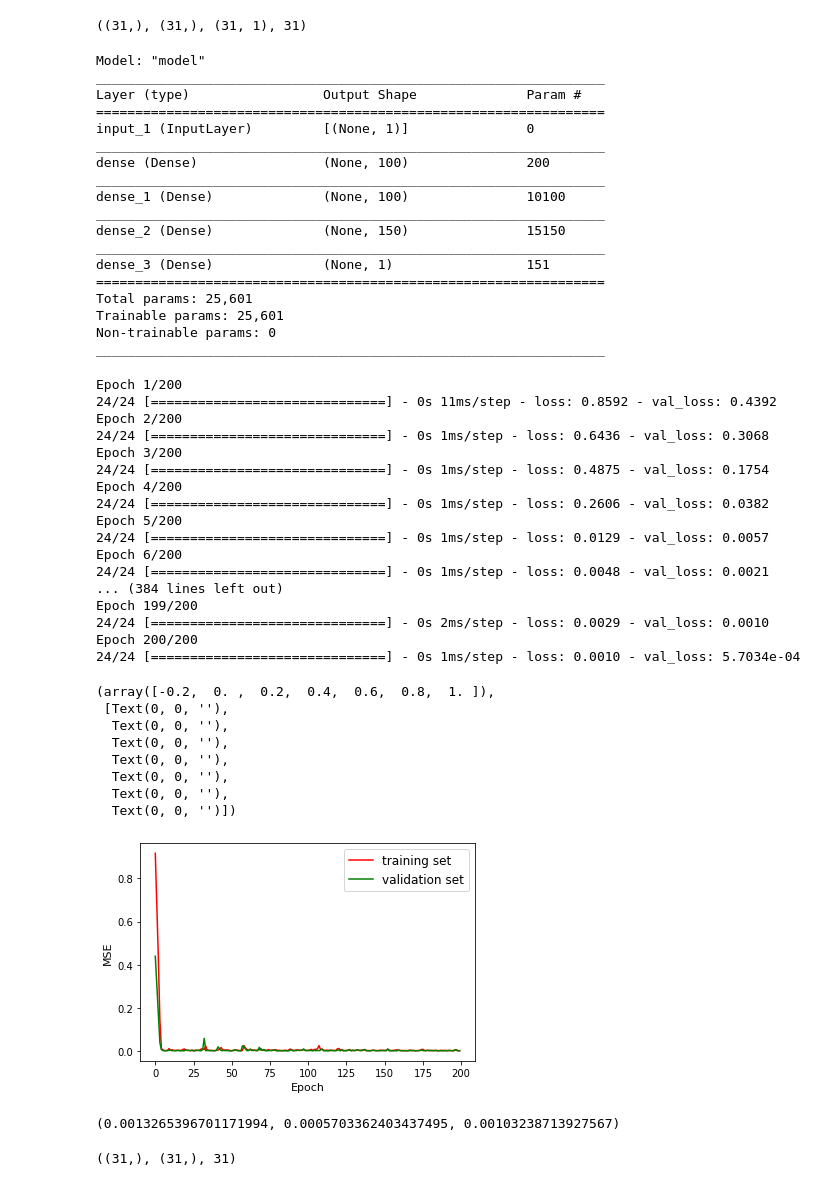
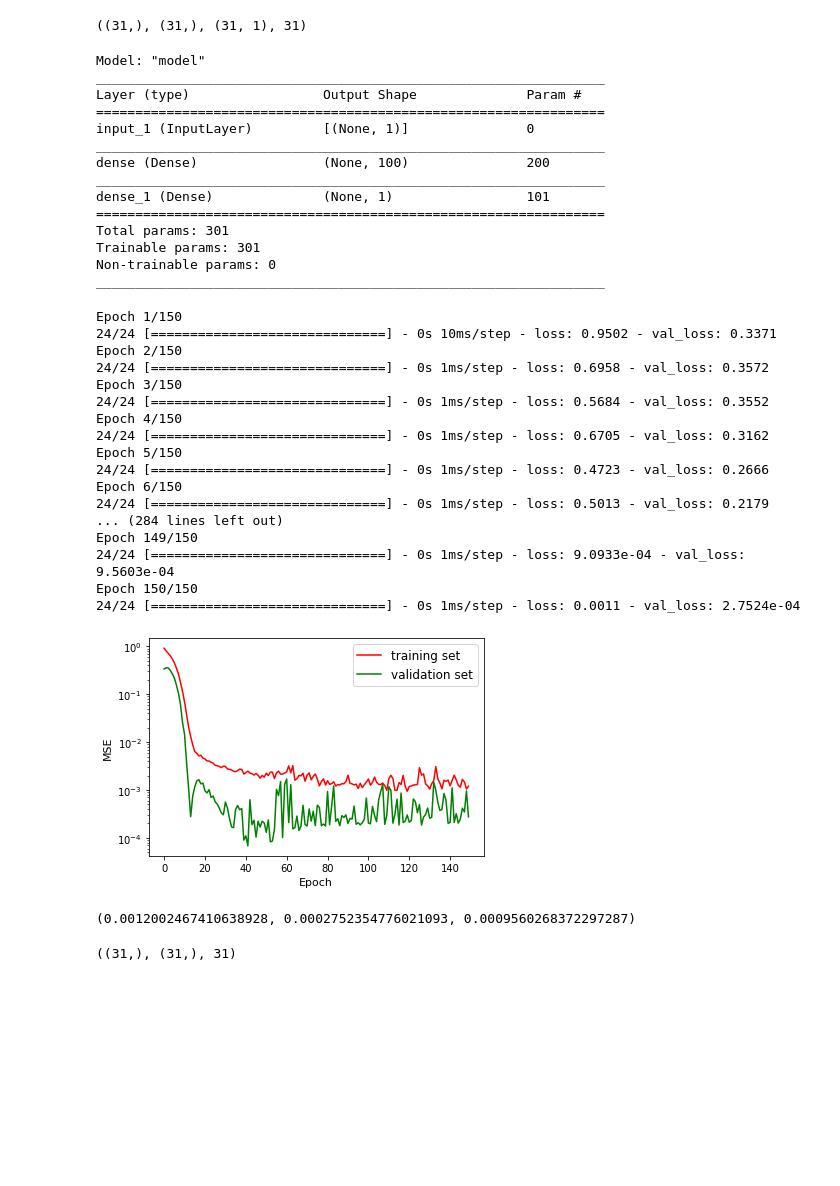
Before and after one commit to igomezv/neuralCosmoReconstruction, a Jupyter notebook: notebooks/binned_JLA_FFNN-v2.ipynb, the cells around one changed output. Drawn from its saved outputs; the diff is of its cells as text; code cells hidden in the pictures; blank space fills up the shorter version.

```diff
--- a/notebooks/binned_JLA_FFNN-v2.ipynb
+++ b/notebooks/binned_JLA_FFNN-v2.ipynb
@@ -83,14 +83,14 @@ y_train, y_test = np.split(y, indx)
 # %%
 def model(input_z):
     efirst = Dense(100,activation='relu', input_shape=(1,))(input_z)
-    x = Dense(100, activation='relu')(efirst)
-    x = Dense(150, activation='relu')(x)
+#     x = Dense(100, activation='relu')(efirst)
 
-    elast = Dense(1,activation='linear')(x)
+
+    elast = Dense(1,activation='linear')(efirst)
     return elast
 
 batch_size = 1
-epochs = 200
+epochs = 150
 # epochs = 500
 input_z = Input(shape = (1,))
 neural_model = Model(input_z, model(input_z))
@@ -105,14 +105,10 @@ input_1 (InputLayer)         [(None, 1)]               0
 _________________________________________________________________
 dense (Dense)                (None, 100)               200
 _________________________________________________________________
-dense_1 (Dense)              (None, 100)               10100
-_________________________________________________________________
-dense_2 (Dense)              (None, 150)               15150
-_________________________________________________________________
-dense_3 (Dense)              (None, 1)                 151
+dense_1 (Dense)              (None, 1)                 101
 =================================================================
-Total params: 25,601
-Trainable params: 25,601
+Total params: 301
+Trainable params: 301
 Non-trainable params: 0
 _________________________________________________________________
 # %%
@@ -121,54 +117,46 @@ model_train = neural_model.fit(z_train, y_train, batch_size=batch_size,
                                     validation_data=(z_test, y_test))
 #                                     callbacks=callbacks)
 # %% [output]
-Epoch 1/200
-24/24 [==============================] - 0s 11ms/step - loss: 0.8592 - val_loss: 0.4392
-Epoch 2/200
-24/24 [==============================] - 0s 1ms/step - loss: 0.6436 - val_loss: 0.3068
-Epoch 3/200
-24/24 [==============================] - 0s 1ms/step - loss: 0.4875 - val_loss: 0.1754
-Epoch 4/200
-24/24 [==============================] - 0s 1ms/step - loss: 0.2606 - val_loss: 0.0382
-Epoch 5/200
-24/24 [==============================] - 0s 1ms/step - loss: 0.0129 - val_loss: 0.0057
-Epoch 6/200
-24/24 [==============================] - 0s 1ms/step - loss: 0.0048 - val_loss: 0.0021
-... (384 lines left out)
-Epoch 199/200
-24/24 [==============================] - 0s 2ms/step - loss: 0.0029 - val_loss: 0.0010
-Epoch 200/200
-24/24 [==============================] - 0s 1ms/step - loss: 0.0010 - val_loss: 5.7034e-04
+Epoch 1/150
+24/24 [==============================] - 0s 10ms/step - loss: 0.9502 - val_loss: 0.3371
+Epoch 2/150
+24/24 [==============================] - 0s 1ms/step - loss: 0.6958 - val_loss: 0.3572
+Epoch 3/150
+24/24 [==============================] - 0s 1ms/step - loss: 0.5684 - val_loss: 0.3552
+Epoch 4/150
+24/24 [==============================] - 0s 1ms/step - loss: 0.6705 - val_loss: 0.3162
+Epoch 5/150
+24/24 [==============================] - 0s 1ms/step - loss: 0.4723 - val_loss: 0.2666
+Epoch 6/150
+24/24 [==============================] - 0s 1ms/step - loss: 0.5013 - val_loss: 0.2179
+... (284 lines left out)
+Epoch 149/150
+24/24 [==============================] - 0s 1ms/step - loss: 9.0933e-04 - val_loss: 9.5603e-04
+Epoch 150/150
+24/24 [==============================] - 0s 1ms/step - loss: 0.0011 - val_loss: 2.7524e-04
 # %%
 # plt.figure(figsize=(4, 3), dpi=100)
 # plt.figure(figsize=(7, 4), dpi=100)
 
 plt.plot(model_train.history['loss'], color='r', )
 plt.plot(model_train.history['val_loss'], color='g')
 plt.ylabel('MSE', fontsize=11)
 plt.xlabel('Epoch', fontsize=11)
 plt.legend(['training set', 'validation set'], loc='upper right', fontsize=12)
 plt.xticks(fontsize=10)
 plt.yticks(fontsize=10)
-# plt.yscale('log')
+plt.yscale('log')
 # plt.hlines(0.1, 0, 100)
 # plt.text(160, 500, '300 epochs', fontsize=12)
 # plt.title('FFNN', fontsize=8)
 # plt.savefig("loss_dlbinnedJla_.png")
 # %% [output]
-(array([-0.2,  0. ,  0.2,  0.4,  0.6,  0.8,  1. ]),
- [Text(0, 0, ''),
-  Text(0, 0, ''),
-  Text(0, 0, ''),
-  Text(0, 0, ''),
-  Text(0, 0, ''),
-  Text(0, 0, ''),
-  Text(0, 0, '')])
-[figure, old version]
+[figure, new version]
 # %%
 unet = np.sqrt(np.min(model_train.history['val_loss']))
 model_train.history['loss'][-1], model_train.history['val_loss'][-1], model_train.history['val_loss'][-2]
 # %% [output]
-(0.0013265396701171994, 0.0005703362403437495, 0.00103238713927567)
+(0.0012002467410638928, 0.0002752354776021093, 0.0009560268372297287)
 # %%
 # ranz = np.linspace(np.min(z), np.max(z), 31)
 ranz = z
```
Also changed, not shown: parts of 2 cells of this notebook, 1 other file.
